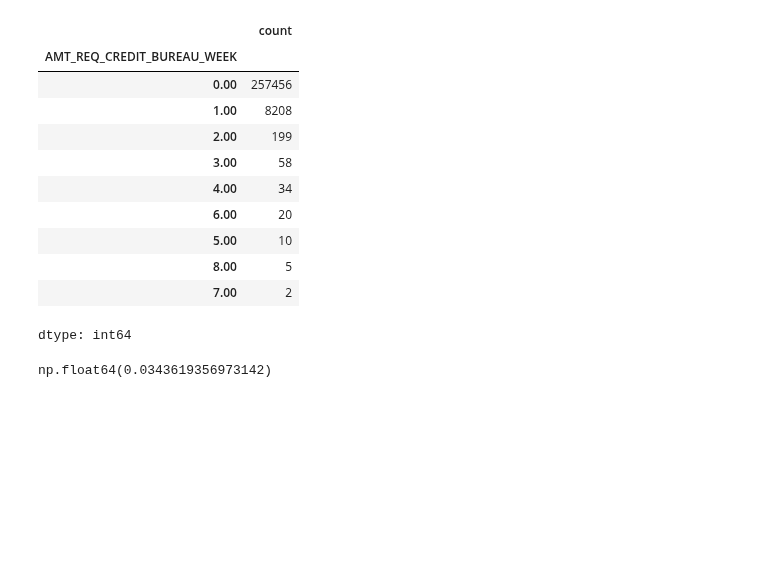
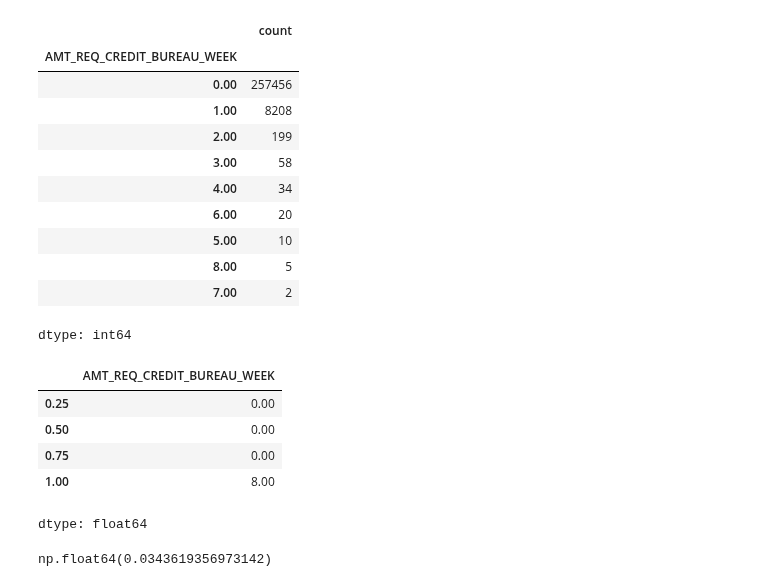
Before and after one commit to KharchenkoAnastasia/credit-default-risk-analysis, a Jupyter notebook: Home_Credit_Default_Risk.ipynb, the cells around one changed output. Cells and saved outputs as stored; diff of their text form; code cells hidden in the pictures; blank space fills up the shorter version.

```diff
--- a/Home_Credit_Default_Risk.ipynb
+++ b/Home_Credit_Default_Risk.ipynb
@@ -784,6 +784,15 @@ df['AMT_REQ_CREDIT_BUREAU_WEEK'].value_counts()
 | 8.00 | 5 |
 | 7.00 | 2 |
 dtype: int64
+# %%
+df.AMT_REQ_CREDIT_BUREAU_WEEK.quantile(q = [0.25,0.5,0.75,1])
+# %% [output]
+|  | AMT_REQ_CREDIT_BUREAU_WEEK |
+| 0.25 | 0.00 |
+| 0.50 | 0.00 |
+| 0.75 | 0.00 |
+| 1.00 | 8.00 |
+dtype: float64
 # %%
 df['AMT_REQ_CREDIT_BUREAU_WEEK'].mean()
 # %% [output]
```
Also changed, not shown: parts of 5 cells of this notebook.
